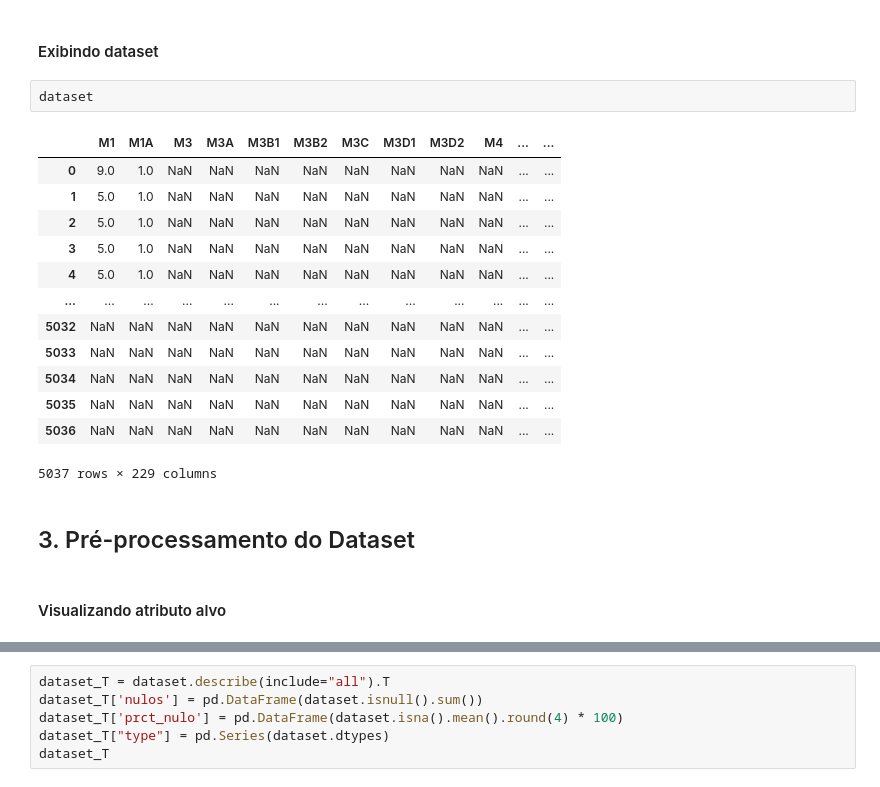
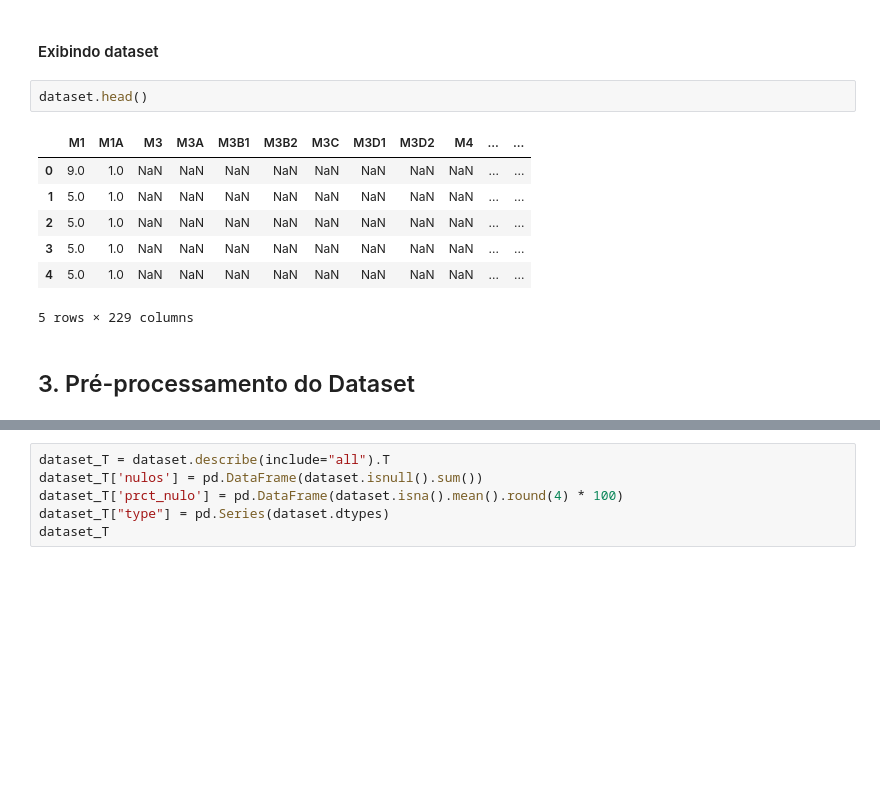
Before and after one commit to helenfranca/lap1, a Jupyter notebook: Lap1_Mania_Grupo2.ipynb, the cells around one changed output, grey strips where cells are left out. Drawn from its saved outputs; the diff is of its cells as text; blank space fills up the shorter version.

```diff
--- a/Lap1_Mania_Grupo2.ipynb
+++ b/Lap1_Mania_Grupo2.ipynb
@@ -88,22 +100,14 @@ dataset = pd.read_csv('C:\Estudo\DisciplinasLab\Mania\Variaveis_Mania+SC+CC.csv'
 # %% [markdown]
 #### Exibindo dataset
 # %%
-dataset
+dataset.head()
 # %% [output]
 |  | M1 | M1A | M3 | M3A | M3B1 | M3B2 | M3C | M3D1 | M3D2 | M4 | ... | ... |
 | 0 | 9.0 | 1.0 | NaN | NaN | NaN | NaN | NaN | NaN | NaN | NaN | ... | ... |
 | 1 | 5.0 | 1.0 | NaN | NaN | NaN | NaN | NaN | NaN | NaN | NaN | ... | ... |
 | 2 | 5.0 | 1.0 | NaN | NaN | NaN | NaN | NaN | NaN | NaN | NaN | ... | ... |
 | 3 | 5.0 | 1.0 | NaN | NaN | NaN | NaN | NaN | NaN | NaN | NaN | ... | ... |
 | 4 | 5.0 | 1.0 | NaN | NaN | NaN | NaN | NaN | NaN | NaN | NaN | ... | ... |
-| ... | ... | ... | ... | ... | ... | ... | ... | ... | ... | ... | ... | ... |
-| 5032 | NaN | NaN | NaN | NaN | NaN | NaN | NaN | NaN | NaN | NaN | ... | ... |
-| 5033 | NaN | NaN | NaN | NaN | NaN | NaN | NaN | NaN | NaN | NaN | ... | ... |
-| 5034 | NaN | NaN | NaN | NaN | NaN | NaN | NaN | NaN | NaN | NaN | ... | ... |
-| 5035 | NaN | NaN | NaN | NaN | NaN | NaN | NaN | NaN | NaN | NaN | ... | ... |
-| 5036 | NaN | NaN | NaN | NaN | NaN | NaN | NaN | NaN | NaN | NaN | ... | ... |
-5037 rows × 229 columns
+5 rows × 229 columns
 # %% [markdown]
 ## 3. Pré-processamento do Dataset
-# %% [markdown]
-#### Visualizando atributo alvo
```
Also changed, not shown: parts of 79 cells of this notebook.
